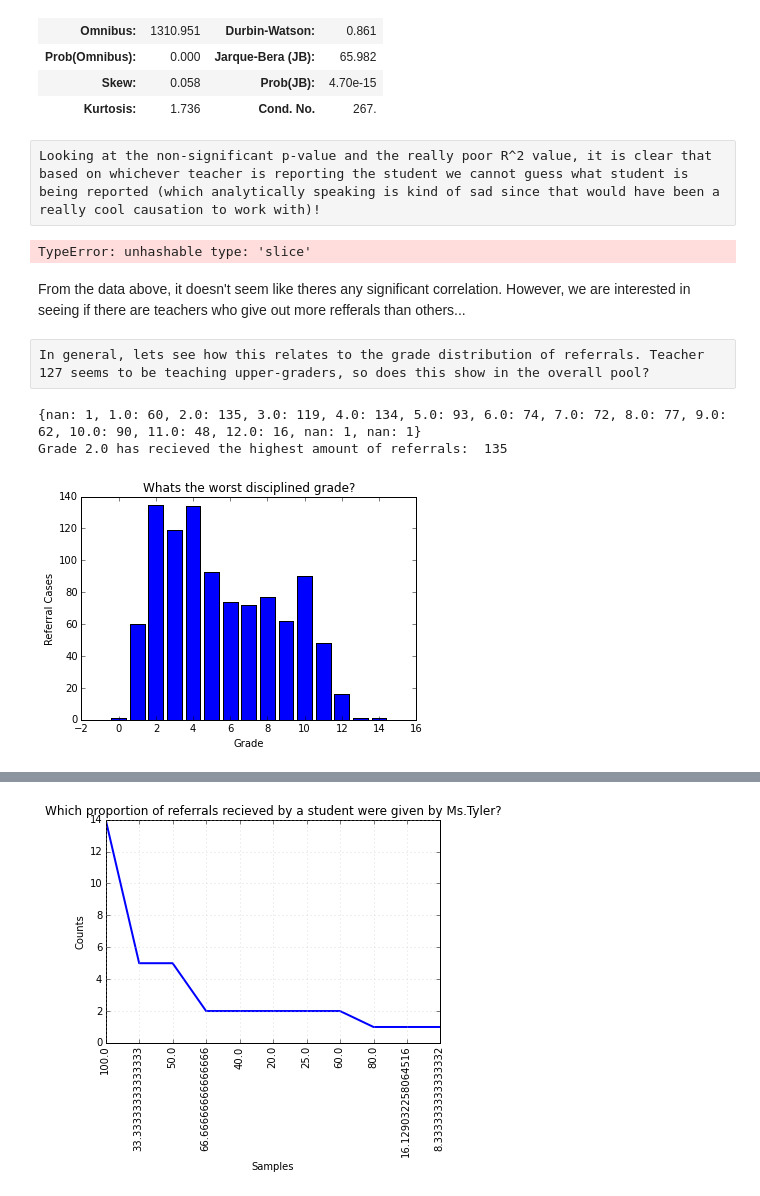
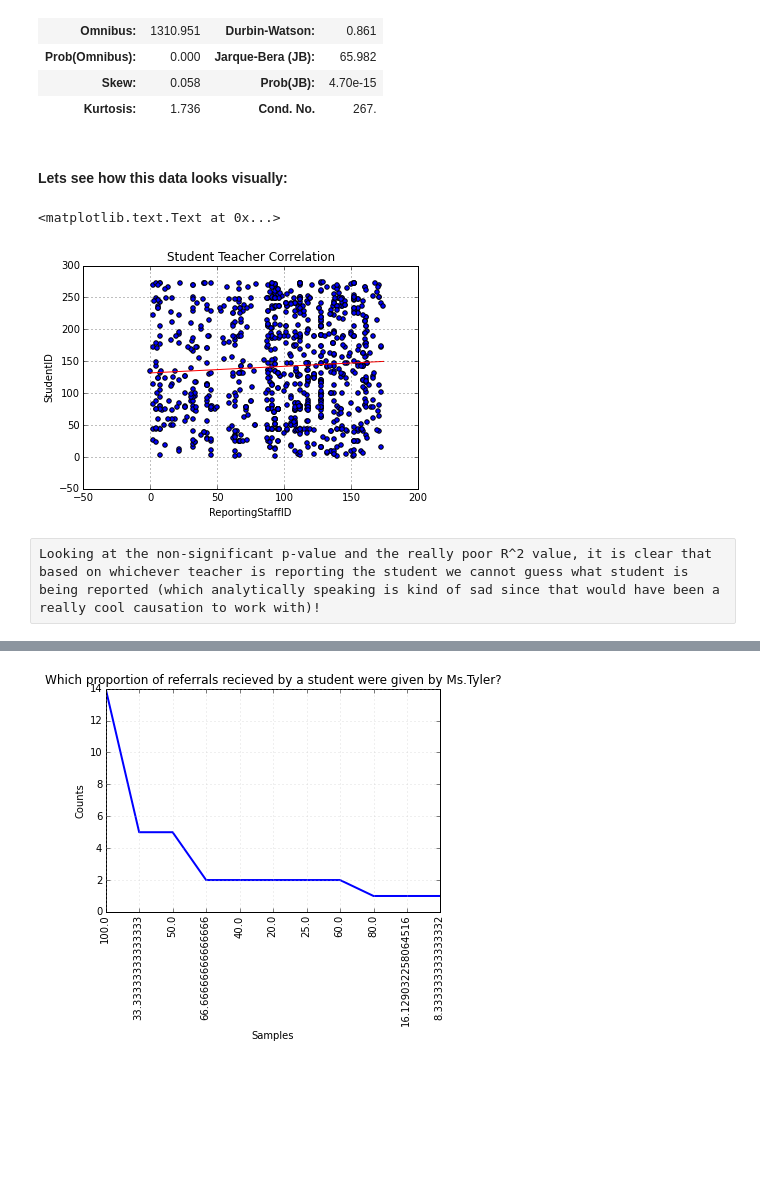
Before and after one commit to LizIzhikevich/0x606AA55, a Jupyter notebook: EducationQuestion2.ipynb, the cells around one changed output, grey strips where cells are left out. Saved outputs shown, nothing was run; the diff lists cells and outputs as text; code cells hidden in the pictures; blank space fills up the shorter version.

```diff
--- a/EducationQuestion2.ipynb
+++ b/EducationQuestion2.ipynb
@@ -256,53 +261,17 @@ OLS Regression Results
 | Prob(Omnibus): | 0.000 | Jarque-Bera (JB): | 65.982 |
 | Skew: | 0.058 | Prob(JB): | 4.70e-15 |
 | Kurtosis: | 1.736 | Cond. No. | 267. |
+# %% [markdown]
+#### Lets see how this data looks visually:
+# %%
+# Let's plot the regression line on top of the data
+x_ = np.array([X.min(), X.max()])
+y_ = est.predict(x_)
+diref_data.plot(x='ReportingStaffID', y='StudentID', kind='scatter')
+plt.plot(x_[:, 1], y_, 'r-')
+plt.title("Student - Teacher Correlation")
+# %% [output]
+<matplotlib.text.Text at 0x...>
+[figure, added]
 # %% [raw]
 Looking at the non-significant p-value and the really poor R^2 value, it is clear that based on whichever teacher is reporting the student we cannot guess what student is being reported (which analytically speaking is kind of sad since that would have been a really cool causation to work with)!
-# %%
-# Let's plot the regression line on top of the data
-x_ = np.array([X.min(), X.max()])
-y_ = est.predict(x_)
-diref_data.plot(x='ReportingStaffID', y='StudentID', kind='scatter')
-plt.plot(x_[:, 1], y_, 'r-')
-plt.title("Student Teacher Correlation")
-# %% [output]
-TypeError: unhashable type: 'slice'
-# %% [markdown]
-From the data above, it doesn't seem like theres any significant correlation.
-However, we are interested in seeing if there are teachers who give out more refferals than others...
-# %% [raw]
-In general, lets see how this relates to the grade distribution of referrals. Teacher 127 seems to be teaching upper-graders, so does this show in the overall pool?
-# %%
-highest_referral_number = 0 # top number of referrals per grade
-highest_offending_grade= -1 # to store the grade with the highest amount of referrals
-
-
-#for loop to see how many times each teacher grade has recieven a referral
-grade_cases = {} #creating dictionary to store amount of times theyve been cited
-for grade in diref_data['Grade']:
-    if not grade in grade_cases:
-        grade_cases[grade] = 1
-    else:
-        grade_cases[grade] = grade_cases[grade]+1
-
-print(grade_cases)
-#lets see which teacher gives out the most referrals
-for grade in grade_cases:
-    if grade_cases[grade]>highest_referral_number:
-        highest_referral_number = grade_cases[grade]
-        highest_offending_grade = grade
-print("Grade", highest_offending_grade,"has recieved the highest amount of referrals: ",
-      highest_referral_number)
-
-#plot a representative bar graph
-plt.bar(range(len(grade_cases)), grade_cases.values(), align='center')
-plt.xlabel('Grade')
-plt.ylabel('Referral Cases')
-plt.title("Whats the worst disciplined grade?")
-
-#The bar graph isn't really accurate in matching the teacher IDs because some IDs are missing
-plt.show()
-# %% [output]
-{nan: 1, 1.0: 60, 2.0: 135, 3.0: 119, 4.0: 134, 5.0: 93, 6.0: 74, 7.0: 72, 8.0: 77, 9.0: 62, 10.0: 90, 11.0: 48, 12.0: 16, nan: 1, nan: 1}
-Grade 2.0 has recieved the highest amount of referrals:  135
-[figure, removed]
```
Also changed, not shown: parts of 24 cells of this notebook.
